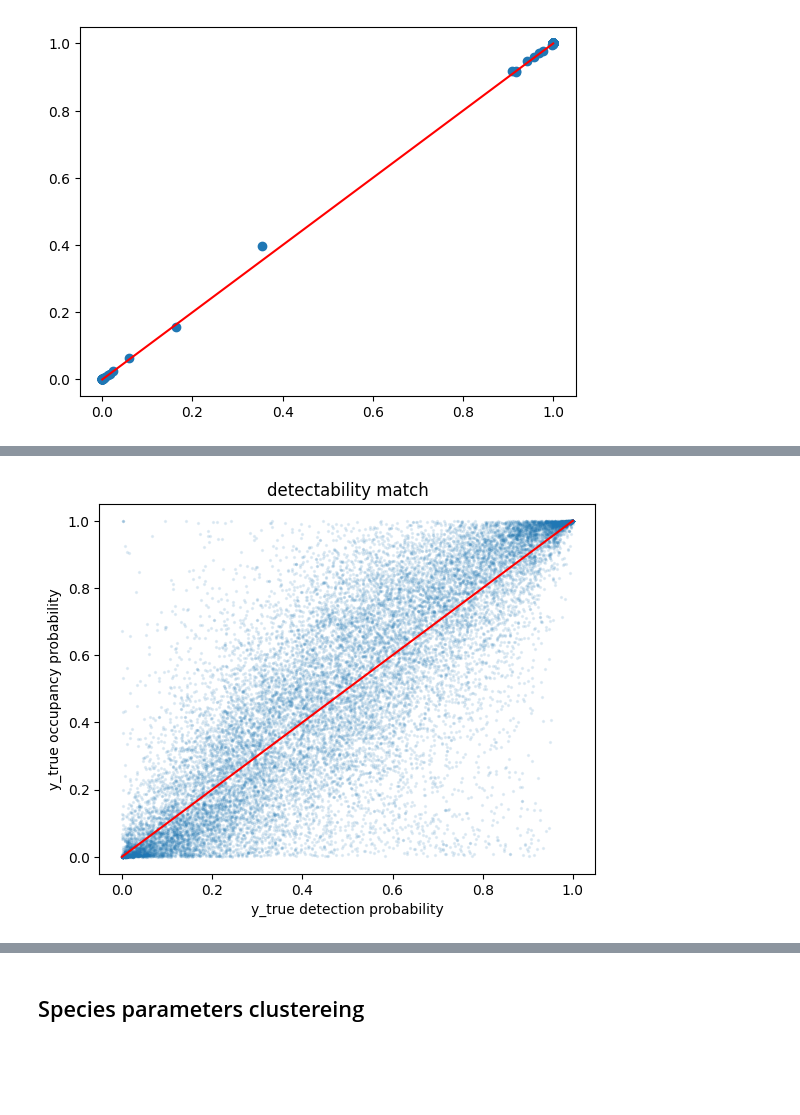
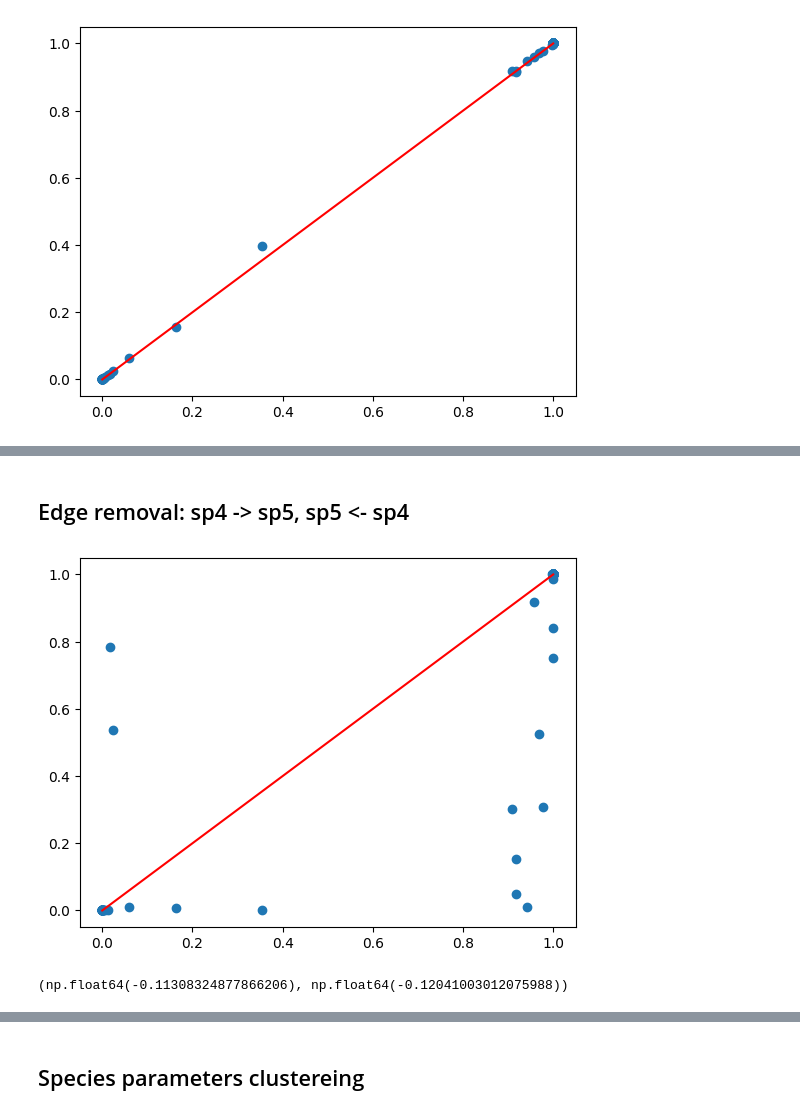
Before and after one commit to chenyangkang/Occupancy_NN, a Jupyter notebook: new/test_GNN_combined_with_sp_interaction_removing_nodes.ipynb, the cells around one changed output, grey strips where cells are left out. Saved outputs shown, nothing was run; the diff lists cells and outputs as text; code cells hidden in the pictures; blank space fills up the shorter version.

```diff
--- a/new/test_GNN_combined_with_sp_interaction_removing_nodes.ipynb
+++ b/new/test_GNN_combined_with_sp_interaction_removing_nodes.ipynb
@@ -560,8 +453,8 @@ class occ_loss(nn.Module):
     and Y_i | Z_i=0 = 0 with probability 1.
 
     Args:
-      neg_inf (float): finite stand-in for −∞ (default -1e6)
-      eps (float): lower/upper bound for log-clamp (default 1e-6)
+      neg_inf (float): finite stand-in for −∞ (default -1e16)
+      eps (float): lower/upper bound for log-clamp (default 1e-16)
     """
     def __init__(self, neg_inf=-float('inf'), eps=1e-16):
         super().__init__()
@@ -569,7 +462,7 @@ class occ_loss(nn.Module):
         self.eps = eps
 
     def forward(self, y_obs, psi_hat, p_hat):
-        """ N-mixture loss.
+        """ 1-mixture loss.
 
         Args:
           y_obs (tensor): nsite by nrep count observation matrix
@@ -871,21 +735,9 @@ new_edge_dict[('species', 'influence', 'species')] =\
-# %%
-with torch.no_grad():
-    out = model.forward(data.x_dict, new_edge_dict)
-    p_hat = model.forward_p(out)
-    psi_hat = model.forward_psi(out)
-
-    out = model.forward(data.x_dict, data.edge_index_dict)
-    p_hat_original = model.forward_p(out)
-    psi_hat_original = model.forward_psi(out)
-
-plt.scatter(
-    df[[f'true_det_sp{i}' for i in range(n_sp)]].values.flatten(),
-    p_hat.detach().numpy().flatten(), alpha=0.1, s=2
-)
-plt.plot([0,1], [0,1], color='red')
-plt.title('detectability match')
-plt.xlabel('y_true detection probability')
-plt.ylabel('y_true occupancy probability')
-plt.show()
-# %% [output]
-[figure, removed]
+# %% [markdown]
+## Edge removal: sp4 -> sp5, sp5 <- sp4
+# %%
+new_edge_dict = data.edge_index_dict
+new_edge_dict[('species', 'influence', 'species')] =\
+    new_edge_dict[('species', 'influence', 'species')][:,
+        ~(((new_edge_dict[('species', 'influence', 'species')][0,:]==4) & (new_edge_dict[('species', 'influence', 'species')][1,:]==5)) |\
+        ((new_edge_dict[('species', 'influence', 'species')][0,:]==5) & (new_edge_dict[('species', 'influence', 'species')][1,:]==4)))
+    ] # remove the edge between 01 and 10
@@ -891,0 +753,18 @@ plt.show()
+# %%
+occ_ori = psi_hat_original.detach().numpy()[:,4] # species 4's occupancy at each site
+occ_now = psi_hat.detach().numpy()[:,4] # species 4's occupancy at each site
+
+plt.scatter(
+    occ_ori,
+    occ_now
+)
+plt.plot([0,1], [0,1], color='red')
+plt.show()
+# %% [output]
+[figure, added]
+# %%
+gamma[4,5], gamma[5,4]
+# (np.float64(-0.008866705219801286), np.float64(0.03432606558500756))
+# so 1 -> 0
+# %% [output]
+(np.float64(-0.11308324877866206), np.float64(-0.12041003012075988))
```
Also changed, not shown: parts of 9 cells of this notebook.
